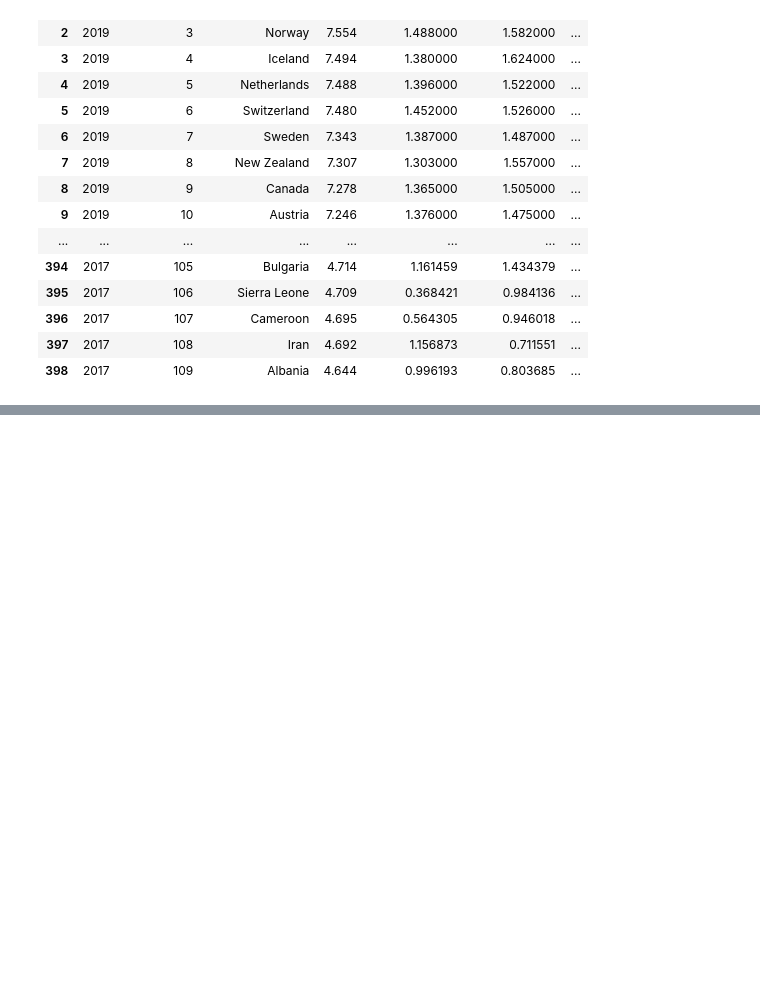
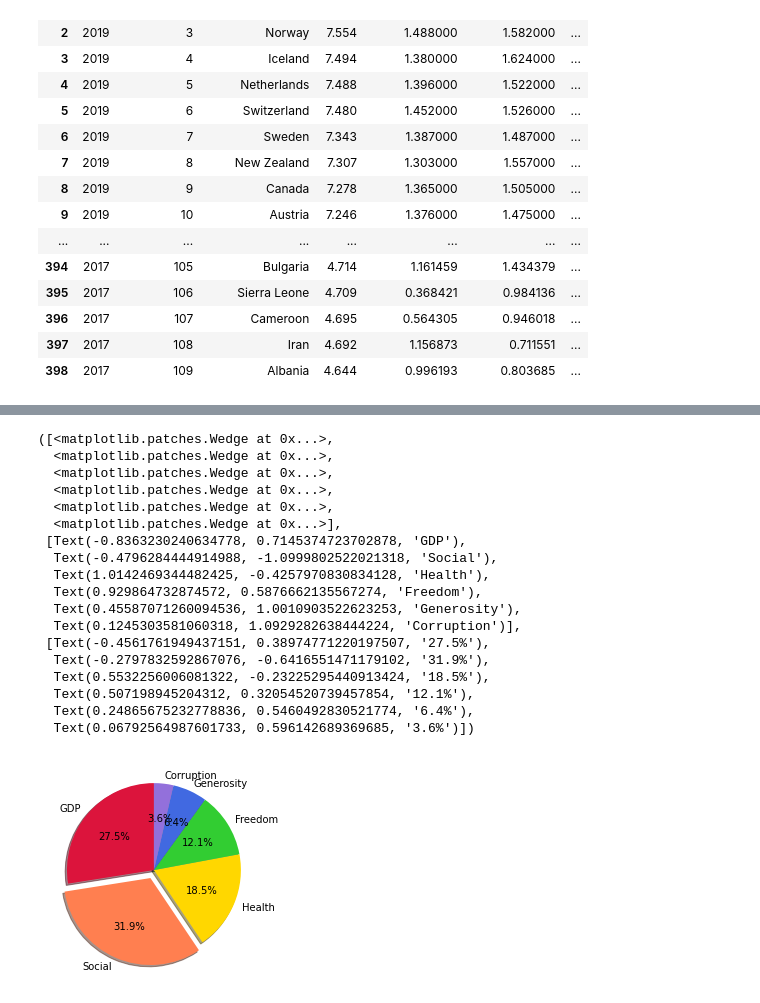
Before and after one commit to Bmyers5817/Project-1, a Jupyter notebook: World_Happiness.ipynb, the cells around one changed output, grey strips where cells are left out. Saved outputs shown, nothing was run; the diff lists cells and outputs as text; code cells hidden in the pictures; blank space fills up the shorter version.

Commit message:
Addition of pie and scatter plots

```diff
--- a/World_Happiness.ipynb
+++ b/World_Happiness.ipynb
@@ -240,3 +240,40 @@ top_2016 = df_2016.iloc[0:10, 0:10]
 top_2017 = df_2017.iloc[0:10, 0:10]
 top_2018 = df_2018.iloc[0:10, 0:10]
 top_2019 = df.iloc[0:10, 0:10]
+# %%
+labels = ["GDP", "Social", "Health", "Freedom", "Generosity", "Corruption"]
+
+ave_gdp = happiness_data_final['GDP per capita'].mean()
+ave_social = happiness_data_final['Social support'].mean()
+ave_health = happiness_data_final['Healthy life expectancy'].mean()
+ave_freedom = happiness_data_final['Freedom to make life choices'].mean()
+ave_generosity = happiness_data_final['Generosity'].mean()
+ave_corrupt = happiness_data_final['Perceptions of corruption'].mean()
+
+sizes = [ave_gdp, ave_social, ave_health, ave_freedom, ave_generosity, ave_corrupt]
+
+colors = ["crimson", "coral", "gold", "limegreen", "royalblue", "mediumpurple"]
+
+explode = (0, 0.1, 0, 0, 0, 0)
+
+plt.pie(sizes, explode=explode, labels=labels, colors=colors, autopct="%1.1f%%", shadow=True, startangle=90)
+# %% [output]
+([<matplotlib.patches.Wedge at 0x...>,
+  <matplotlib.patches.Wedge at 0x...>,
+  <matplotlib.patches.Wedge at 0x...>,
+  <matplotlib.patches.Wedge at 0x...>,
+  <matplotlib.patches.Wedge at 0x...>,
+  <matplotlib.patches.Wedge at 0x...>],
+ [Text(-0.8363230240634778, 0.7145374723702878, 'GDP'),
+  Text(-0.4796284444914988, -1.0999802522021318, 'Social'),
+  Text(1.0142469344482425, -0.4257970830834128, 'Health'),
+  Text(0.929864732874572, 0.5876662135567274, 'Freedom'),
+  Text(0.45587071260094536, 1.0010903522623253, 'Generosity'),
+  Text(0.1245303581060318, 1.0929282638444224, 'Corruption')],
+ [Text(-0.4561761949437151, 0.38974771220197507, '27.5%'),
+  Text(-0.2797832592867076, -0.6416551471179102, '31.9%'),
+  Text(0.5532256006081322, -0.23225295440913424, '18.5%'),
+  Text(0.507198945204312, 0.32054520739457854, '12.1%'),
+  Text(0.24865675232778836, 0.5460492830521774, '6.4%'),
+  Text(0.06792564987601733, 0.596142689369685, '3.6%')])
+[figure, added]
```
Also changed, not shown: parts of 8 cells of this notebook.
